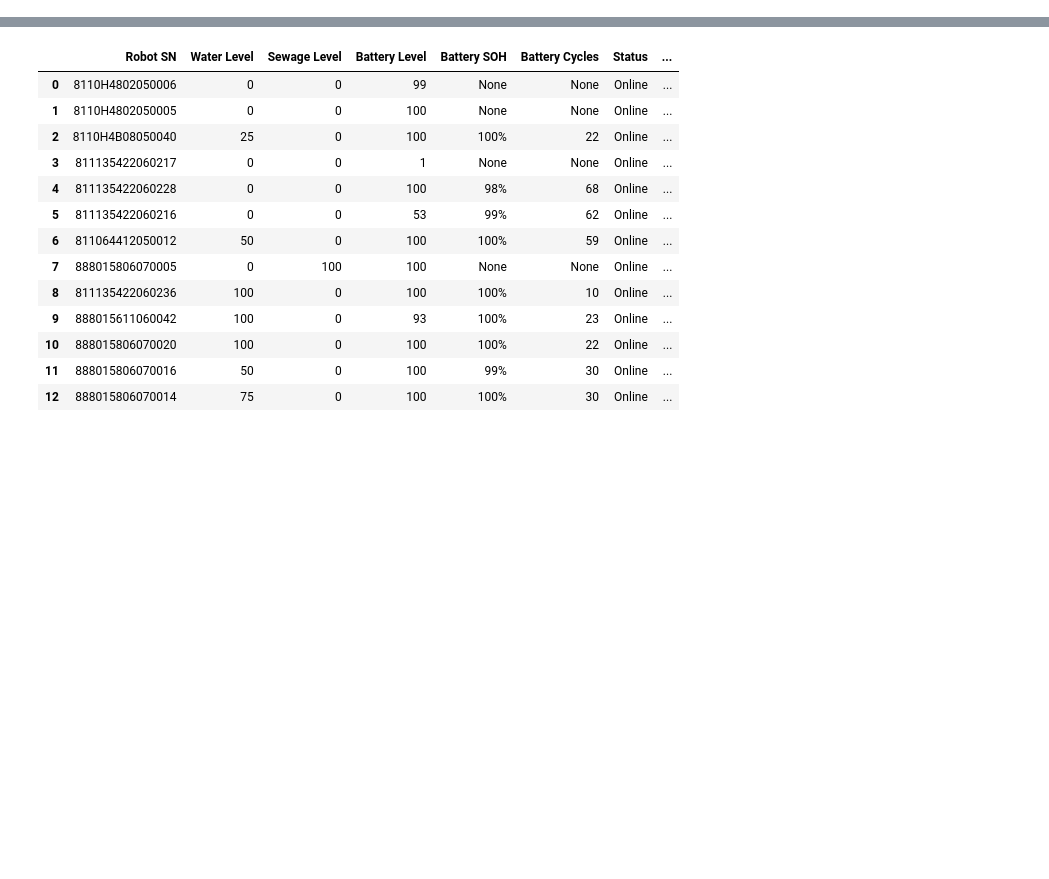
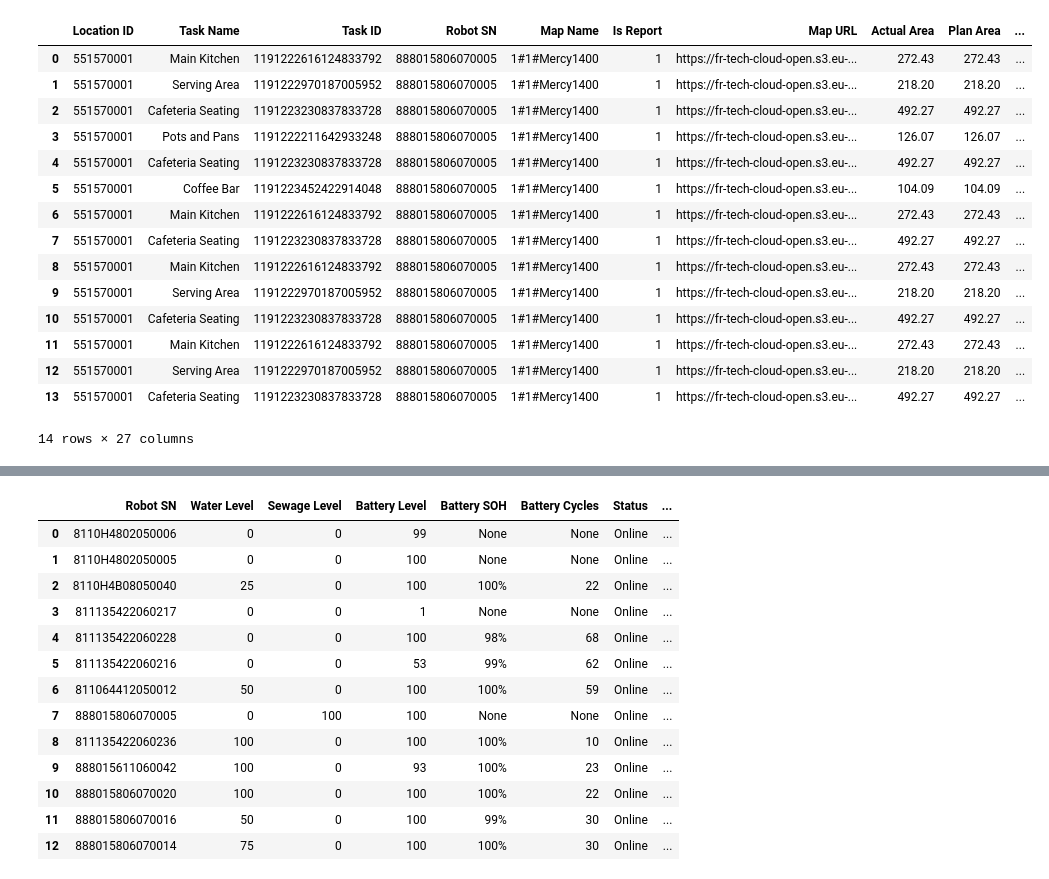
Before and after one commit to CarloCHEN/pudu_robot, a Jupyter notebook: src/ds.ipynb, the cells around one changed output, grey strips where cells are left out. Saved outputs shown, nothing was run; the diff lists cells and outputs as text; code cells hidden in the pictures; blank space fills up the shorter version.

```diff
--- a/src/ds.ipynb
+++ b/src/ds.ipynb
@@ -79,0 +176,19 @@ api_app_secret = 'k2fmGdhz6mhqcl79eWot9f2kqoqosC2q0cm6csM1'
+# %%
+df.loc[df['Robot SN'] == '888015806070005']
+# %% [output]
+|  | Location ID | Task Name | Task ID | Robot SN | Map Name | Is Report | Map URL | Actual Area | Plan Area | ... |
+| 0 | 551570001 | Main Kitchen | 1191222616124833792 | 888015806070005 | 1#1#Mercy1400 | 1 | https://fr-tech-cloud-open.s3.eu-... | 272.43 | 272.43 | ... |
+| 1 | 551570001 | Serving Area | 1191222970187005952 | 888015806070005 | 1#1#Mercy1400 | 1 | https://fr-tech-cloud-open.s3.eu-... | 218.20 | 218.20 | ... |
+| 2 | 551570001 | Cafeteria Seating | 1191223230837833728 | 888015806070005 | 1#1#Mercy1400 | 1 | https://fr-tech-cloud-open.s3.eu-... | 492.27 | 492.27 | ... |
+| 3 | 551570001 | Pots and Pans | 1191222211642933248 | 888015806070005 | 1#1#Mercy1400 | 1 | https://fr-tech-cloud-open.s3.eu-... | 126.07 | 126.07 | ... |
+| 4 | 551570001 | Cafeteria Seating | 1191223230837833728 | 888015806070005 | 1#1#Mercy1400 | 1 | https://fr-tech-cloud-open.s3.eu-... | 492.27 | 492.27 | ... |
+| 5 | 551570001 | Coffee Bar | 1191223452422914048 | 888015806070005 | 1#1#Mercy1400 | 1 | https://fr-tech-cloud-open.s3.eu-... | 104.09 | 104.09 | ... |
+| 6 | 551570001 | Main Kitchen | 1191222616124833792 | 888015806070005 | 1#1#Mercy1400 | 1 | https://fr-tech-cloud-open.s3.eu-... | 272.43 | 272.43 | ... |
+| 7 | 551570001 | Cafeteria Seating | 1191223230837833728 | 888015806070005 | 1#1#Mercy1400 | 1 | https://fr-tech-cloud-open.s3.eu-... | 492.27 | 492.27 | ... |
+| 8 | 551570001 | Main Kitchen | 1191222616124833792 | 888015806070005 | 1#1#Mercy1400 | 1 | https://fr-tech-cloud-open.s3.eu-... | 272.43 | 272.43 | ... |
+| 9 | 551570001 | Serving Area | 1191222970187005952 | 888015806070005 | 1#1#Mercy1400 | 1 | https://fr-tech-cloud-open.s3.eu-... | 218.20 | 218.20 | ... |
+| 10 | 551570001 | Cafeteria Seating | 1191223230837833728 | 888015806070005 | 1#1#Mercy1400 | 1 | https://fr-tech-cloud-open.s3.eu-... | 492.27 | 492.27 | ... |
+| 11 | 551570001 | Main Kitchen | 1191222616124833792 | 888015806070005 | 1#1#Mercy1400 | 1 | https://fr-tech-cloud-open.s3.eu-... | 272.43 | 272.43 | ... |
+| 12 | 551570001 | Serving Area | 1191222970187005952 | 888015806070005 | 1#1#Mercy1400 | 1 | https://fr-tech-cloud-open.s3.eu-... | 218.20 | 218.20 | ... |
+| 13 | 551570001 | Cafeteria Seating | 1191223230837833728 | 888015806070005 | 1#1#Mercy1400 | 1 | https://fr-tech-cloud-open.s3.eu-... | 492.27 | 492.27 | ... |
+14 rows × 27 columns
```
Also changed, not shown: parts of 36 cells of this notebook, 14 other files.
